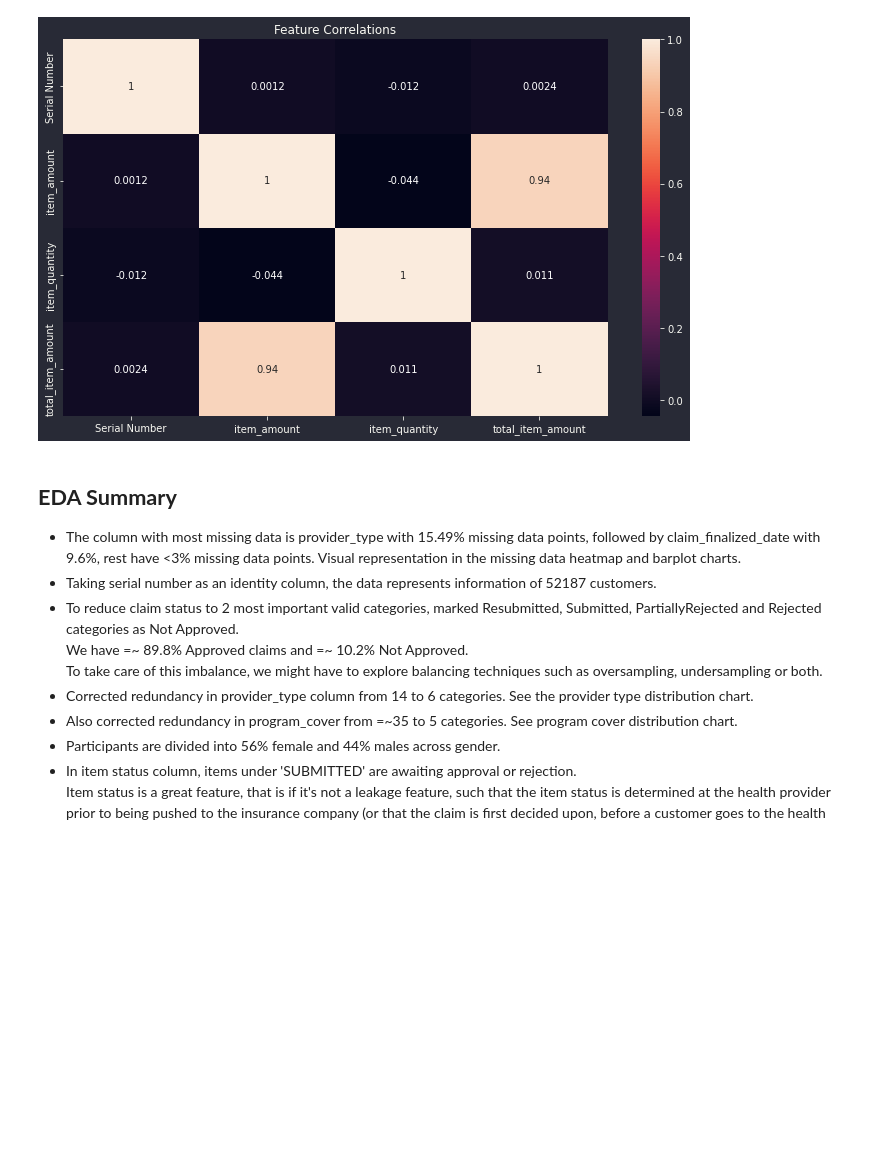
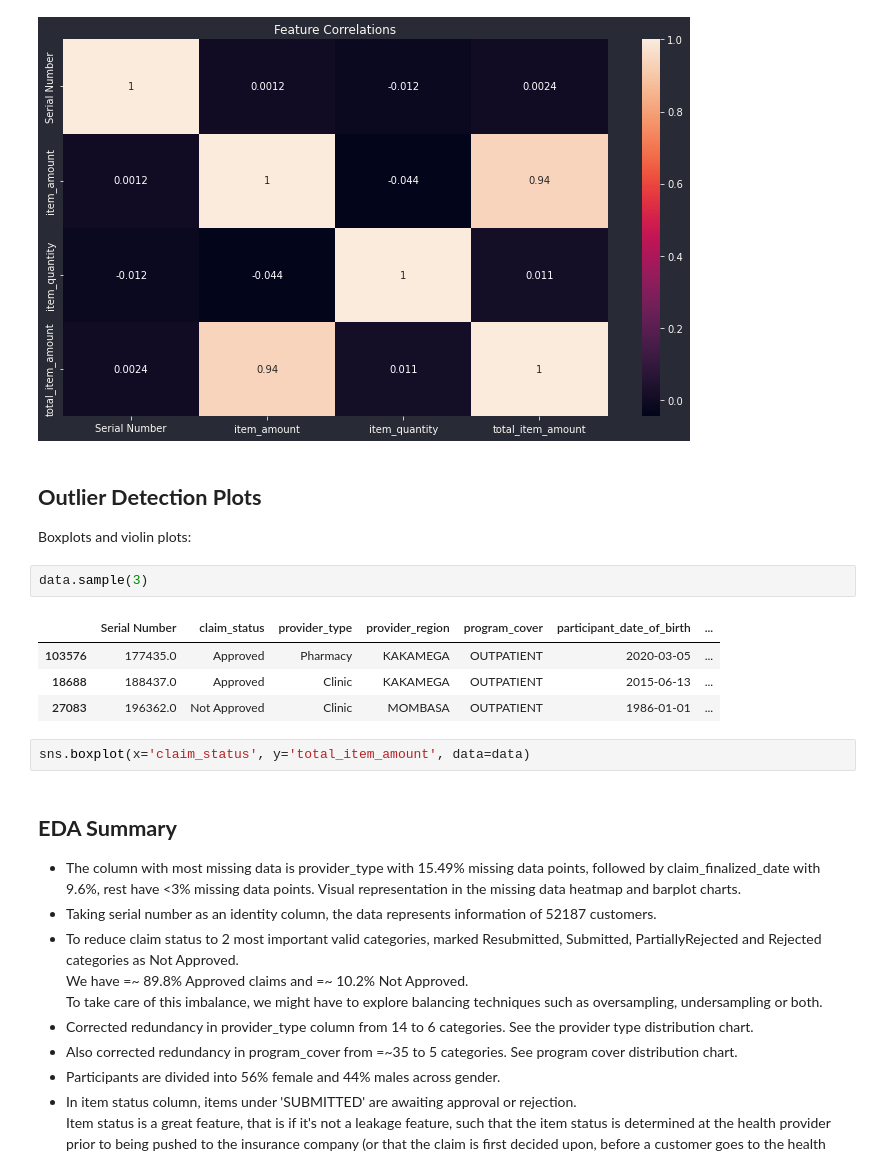
Before and after one commit to lyraxvincent/insurance-claims-prediction, a Jupyter notebook: EDA.ipynb, the cells around one changed output. Cells and saved outputs as stored; diff of their text form; blank space fills up the shorter version.

```diff
--- a/EDA.ipynb
+++ b/EDA.ipynb
@@ -550,6 +574,18 @@ plt.tight_layout()
 plt.savefig("plots/feature correlations heatmap.png", dpi=1000)
 # %% [output]
 [figure]
+# %% [markdown]
+## **Outlier Detection Plots**
+Boxplots and violin plots:
+# %%
+data.sample(3)
+# %% [output]
+|  | Serial Number | claim_status | provider_type | provider_region | program_cover | participant_date_of_birth | ... |
+| 103576 | 177435.0 | Approved | Pharmacy | KAKAMEGA | OUTPATIENT | 2020-03-05 | ... |
+| 18688 | 188437.0 | Approved | Clinic | KAKAMEGA | OUTPATIENT | 2015-06-13 | ... |
+| 27083 | 196362.0 | Not Approved | Clinic | MOMBASA | OUTPATIENT | 1986-01-01 | ... |
+# %%
+sns.boxplot(x='claim_status', y='total_item_amount', data=data)
 # %% [markdown]
 ## **EDA Summary**
 - The column with most missing data is provider_type with 15.49% missing data points, followed by claim_finalized_date with 9.6%, rest have <3% missing data points. Visual representation in the missing data heatmap and barplot charts.
```
Also changed, not shown: parts of 21 cells of this notebook.
